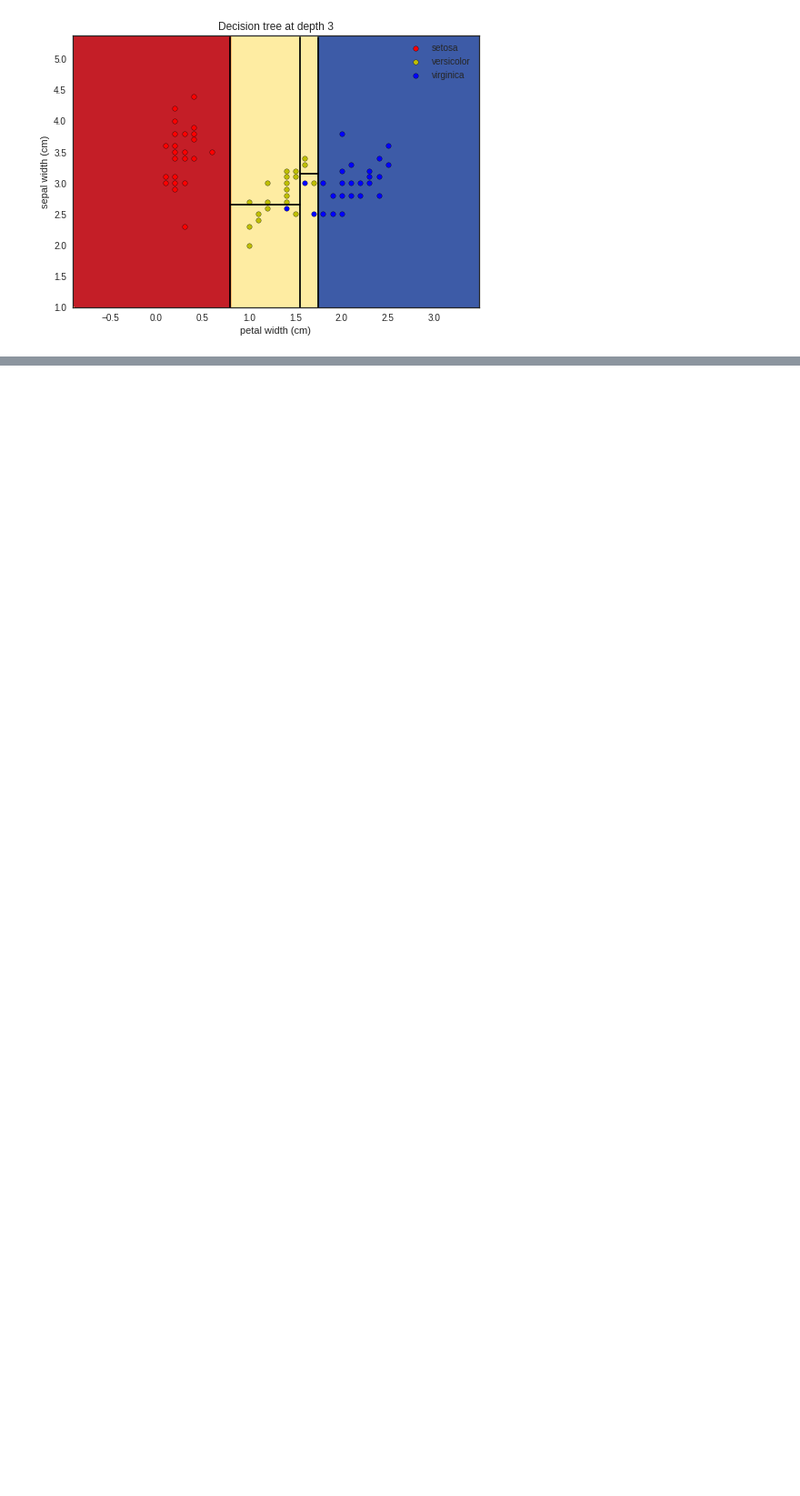
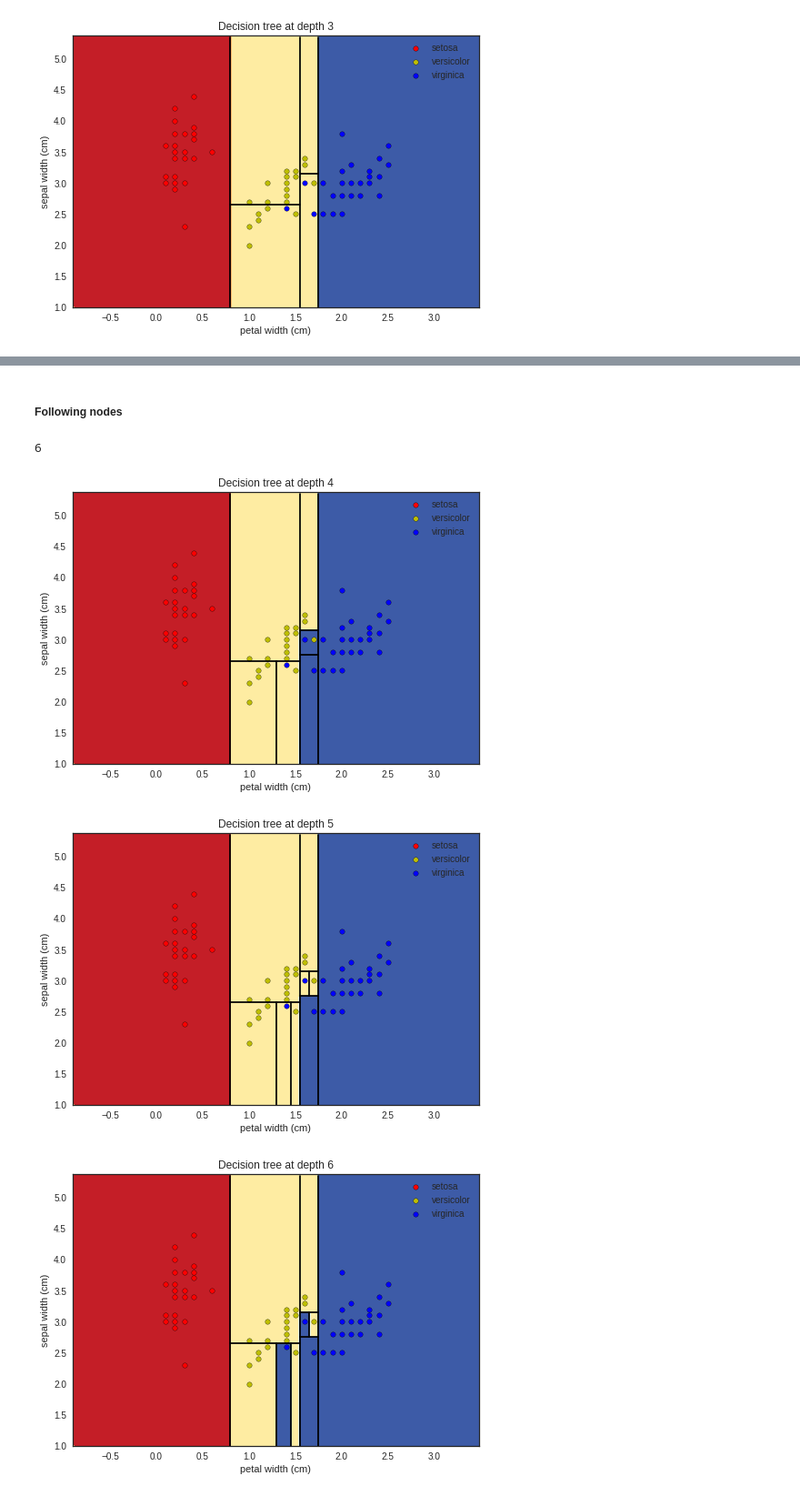
Before and after one commit to ValentinRicher/understanding-decision-trees, a Jupyter notebook: understanding_decision_trees.ipynb, the cells around one changed output, grey strips where cells are left out. Shown at 91% size. Saved outputs shown, nothing was run; the diff lists cells and outputs as text; code cells hidden in the pictures; blank space fills up the shorter version.

```diff
--- a/understanding_decision_trees.ipynb
+++ b/understanding_decision_trees.ipynb
@@ -352,0 +356,13 @@ plot_decision(3)
+# %% [markdown]
+##### Following nodes
+# %%
+  tree_depth = model.tree_.max_depth
+  print(tree_depth)
+  for i in range(4, tree_depth+1):
+    plot_decision(i)
+    plt.show()
+# %% [output]
+6
+[figure, added]
+[figure, added]
+[figure, added]
```
Also changed, not shown: parts of 7 cells of this notebook.
